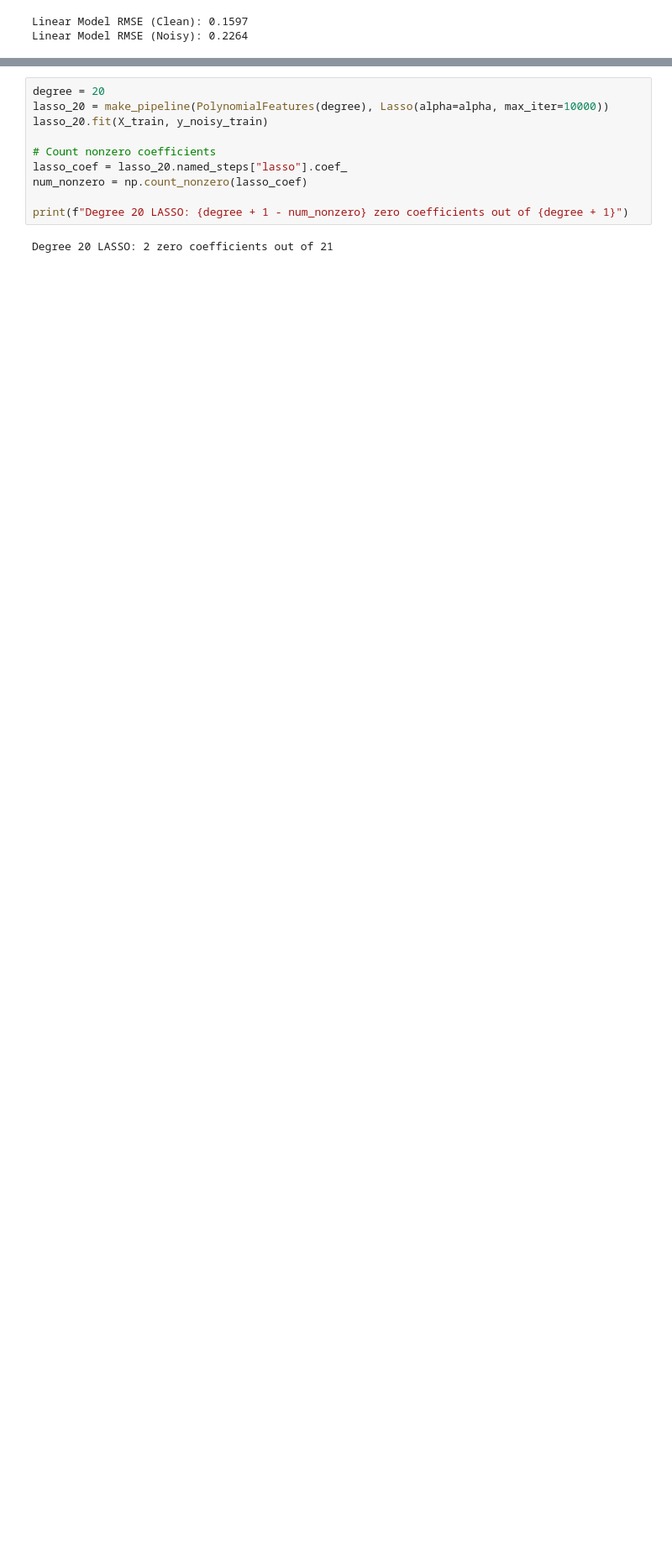
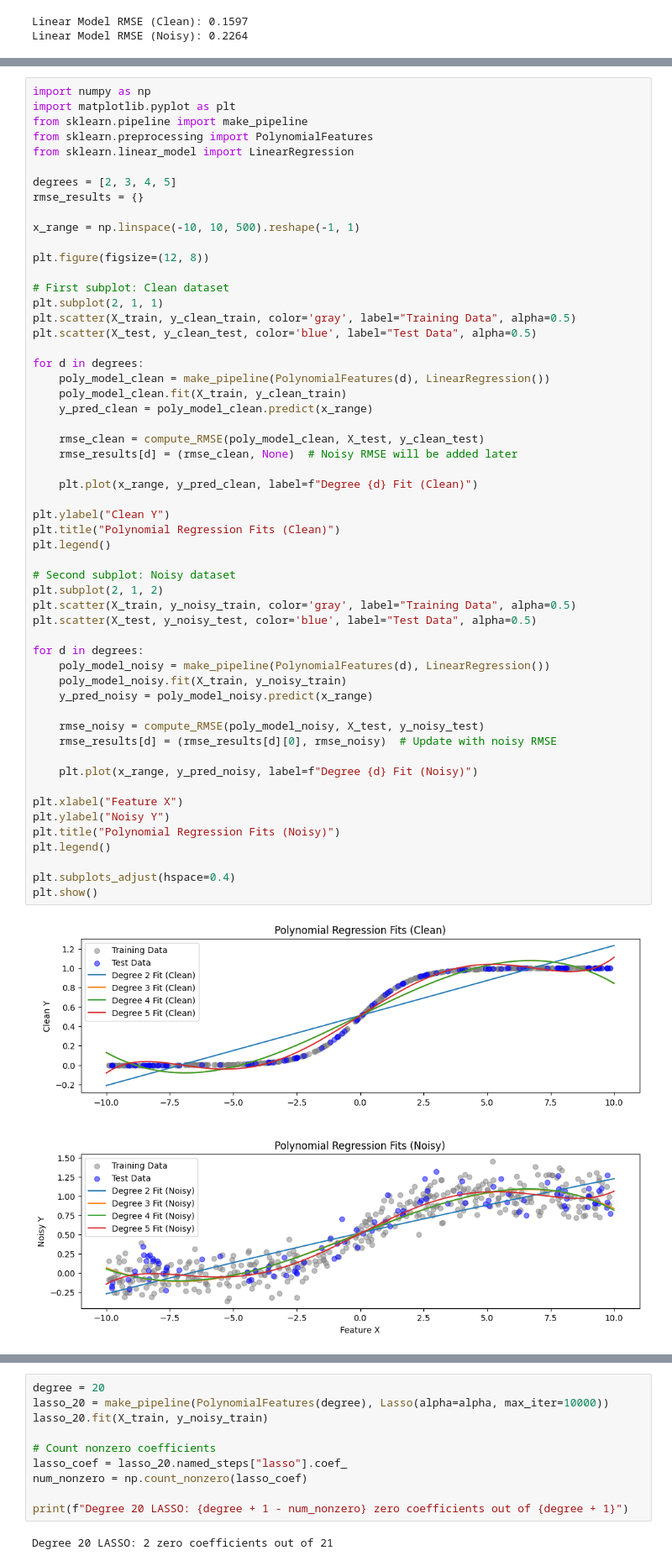
Before and after one commit to SaiNikhilChanda/DSCI225, a Jupyter notebook: SaiChandaAssignment3.ipynb, the cells around one changed output, grey strips where cells are left out. Shown at 84% size. Drawn from its saved outputs; the diff is of its cells as text; blank space fills up the shorter version.

```diff
--- a/SaiChandaAssignment3.ipynb
+++ b/SaiChandaAssignment3.ipynb
@@ -133,0 +100,57 @@ Degree 5 Polynomial RMSE (Noisy): 0.1456
+# %%
+import numpy as np
+import matplotlib.pyplot as plt
+from sklearn.pipeline import make_pipeline
+from sklearn.preprocessing import PolynomialFeatures
+from sklearn.linear_model import LinearRegression
+
+degrees = [2, 3, 4, 5]
+rmse_results = {}
+
+x_range = np.linspace(-10, 10, 500).reshape(-1, 1)
+
+plt.figure(figsize=(12, 8))
+
+# First subplot: Clean dataset
+plt.subplot(2, 1, 1)
+plt.scatter(X_train, y_clean_train, color='gray', label="Training Data", alpha=0.5)
+plt.scatter(X_test, y_clean_test, color='blue', label="Test Data", alpha=0.5)
+
+for d in degrees:
+    poly_model_clean = make_pipeline(PolynomialFeatures(d), LinearRegression())
+    poly_model_clean.fit(X_train, y_clean_train)
+    y_pred_clean = poly_model_clean.predict(x_range)
+
+    rmse_clean = compute_RMSE(poly_model_clean, X_test, y_clean_test)
+    rmse_results[d] = (rmse_clean, None)  # Noisy RMSE will be added later
+
+    plt.plot(x_range, y_pred_clean, label=f"Degree {d} Fit (Clean)")
+
+plt.ylabel("Clean Y")
+plt.title("Polynomial Regression Fits (Clean)")
+plt.legend()
+
+# Second subplot: Noisy dataset
+plt.subplot(2, 1, 2)
+plt.scatter(X_train, y_noisy_train, color='gray', label="Training Data", alpha=0.5)
+plt.scatter(X_test, y_noisy_test, color='blue', label="Test Data", alpha=0.5)
+
+for d in degrees:
+    poly_model_noisy = make_pipeline(PolynomialFeatures(d), LinearRegression())
+    poly_model_noisy.fit(X_train, y_noisy_train)
+    y_pred_noisy = poly_model_noisy.predict(x_range)
+
+    rmse_noisy = compute_RMSE(poly_model_noisy, X_test, y_noisy_test)
+    rmse_results[d] = (rmse_results[d][0], rmse_noisy)  # Update with noisy RMSE
+
+    plt.plot(x_range, y_pred_noisy, label=f"Degree {d} Fit (Noisy)")
+
+plt.xlabel("Feature X")
+plt.ylabel("Noisy Y")
+plt.title("Polynomial Regression Fits (Noisy)")
+plt.legend()
+
+plt.subplots_adjust(hspace=0.4)
+plt.show()
+# %% [output]
+[figure, added]
```
Also changed, not shown: parts of 15 cells of this notebook.
